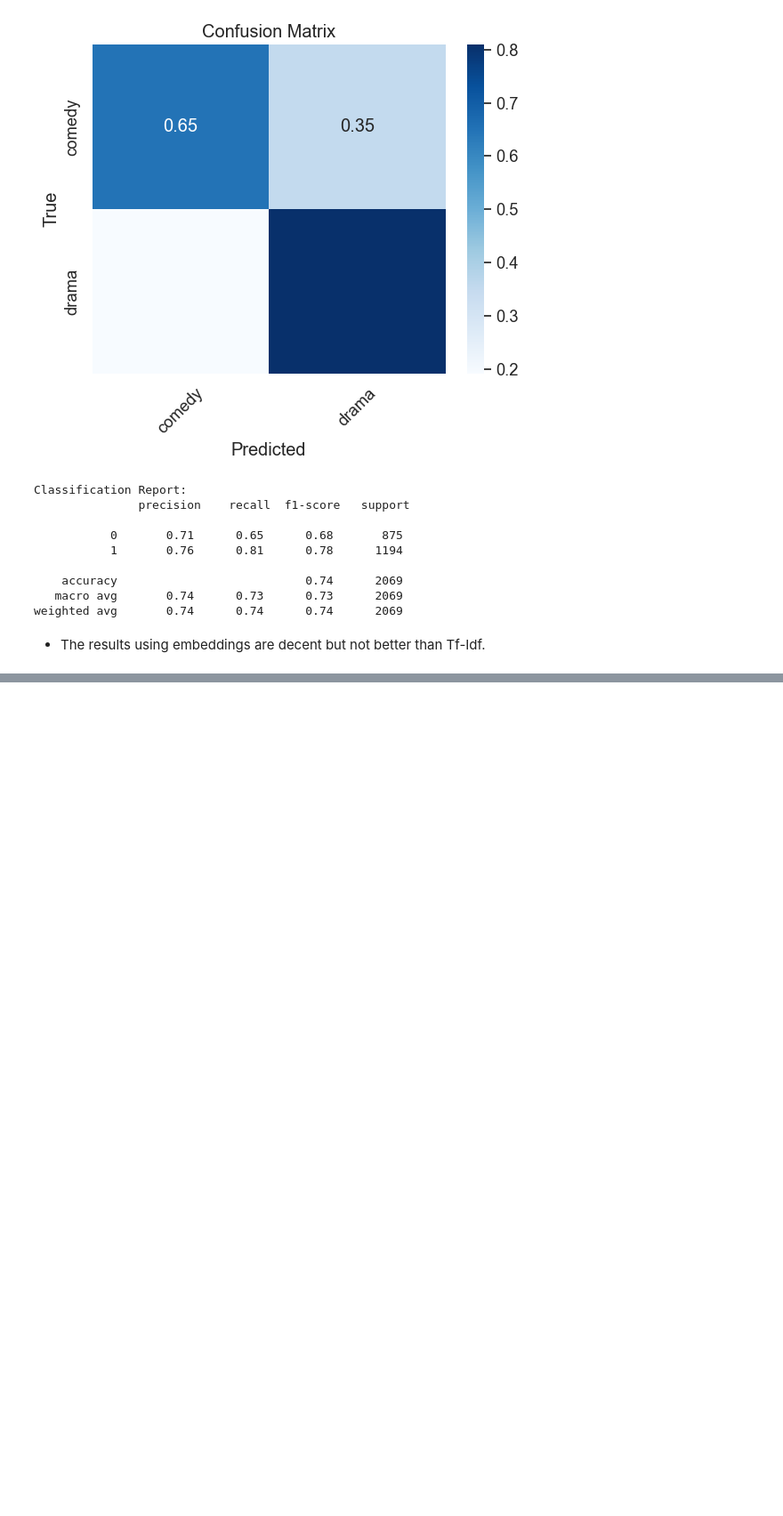
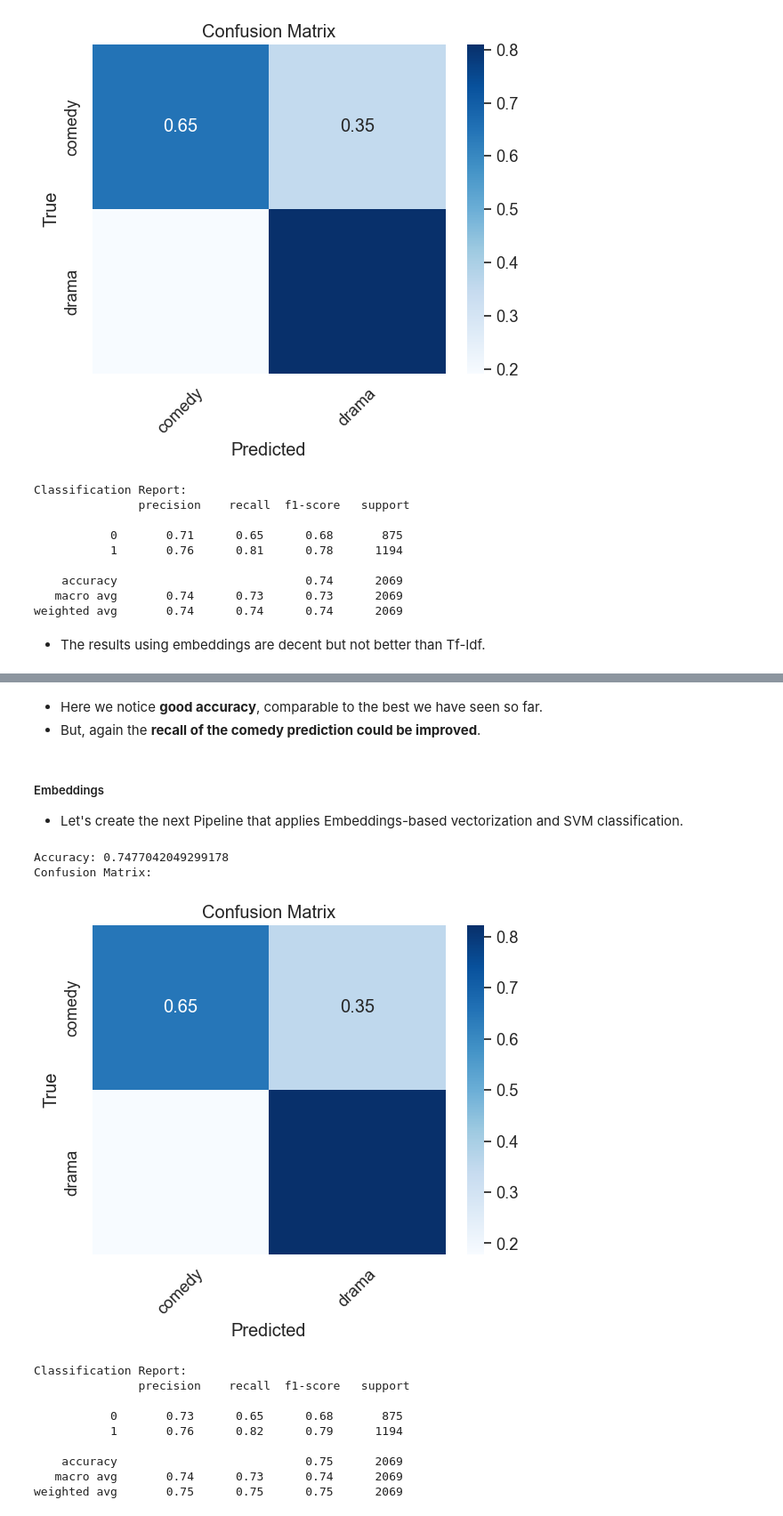
Before and after one commit to giorgossideris/movie_plots_nlp, a Jupyter notebook: genre_classification.ipynb, the cells around one changed output, grey strips where cells are left out. Shown: that part at 89% size. Drawn from its saved outputs; the diff is of its cells as text; code cells hidden in the pictures; blank space fills up the shorter version.

```diff
--- a/genre_classification.ipynb
+++ b/genre_classification.ipynb
@@ -487,0 +535,22 @@ weighted avg       0.74      0.74      0.74      2069
+# %% [markdown]
+* Here we notice **good accuracy**, comparable to the best we have seen so far.
+* But, again the **recall of the comedy prediction could be improved**.
+# %% [markdown]
+##### Embeddings
+* Let's create the next Pipeline that applies Embeddings-based vectorization and SVM classification.
+# %%
+emb_svm_classifier = perform_simple_text_classification(emb_vectorizer, SVC(), cleaned_X_train, cleaned_X_test,
+                                                        y_train, y_test)
+# %% [output]
+Accuracy: 0.7477042049299178
+Confusion Matrix:
+[figure, added]
+Classification Report:
+               precision    recall  f1-score   support
+
+           0       0.73      0.65      0.68       875
+           1       0.76      0.82      0.79      1194
+
+    accuracy                           0.75      2069
+   macro avg       0.74      0.73      0.74      2069
+weighted avg       0.75      0.75      0.75      2069
```
Also changed, not shown: parts of 9 cells of this notebook.
